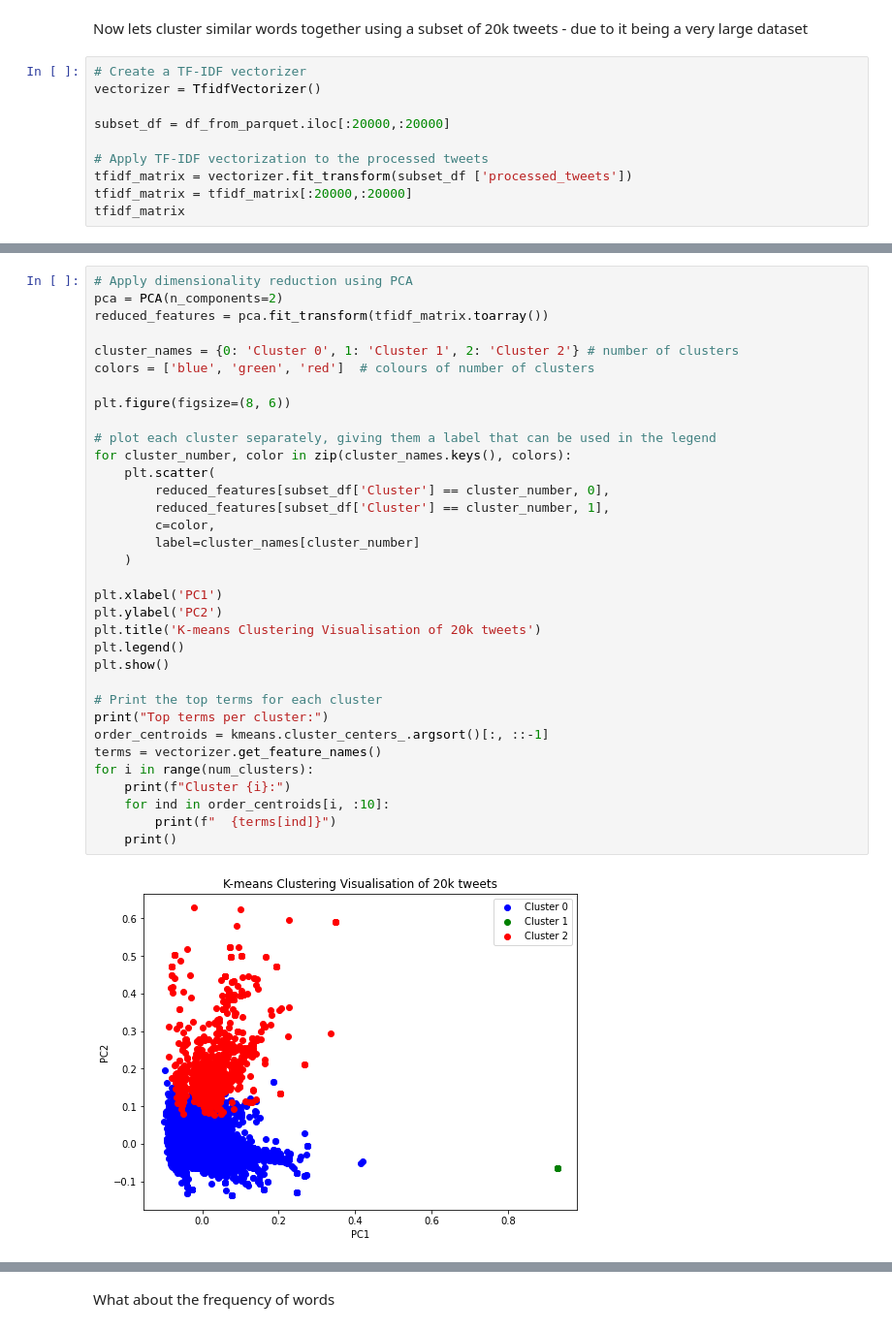
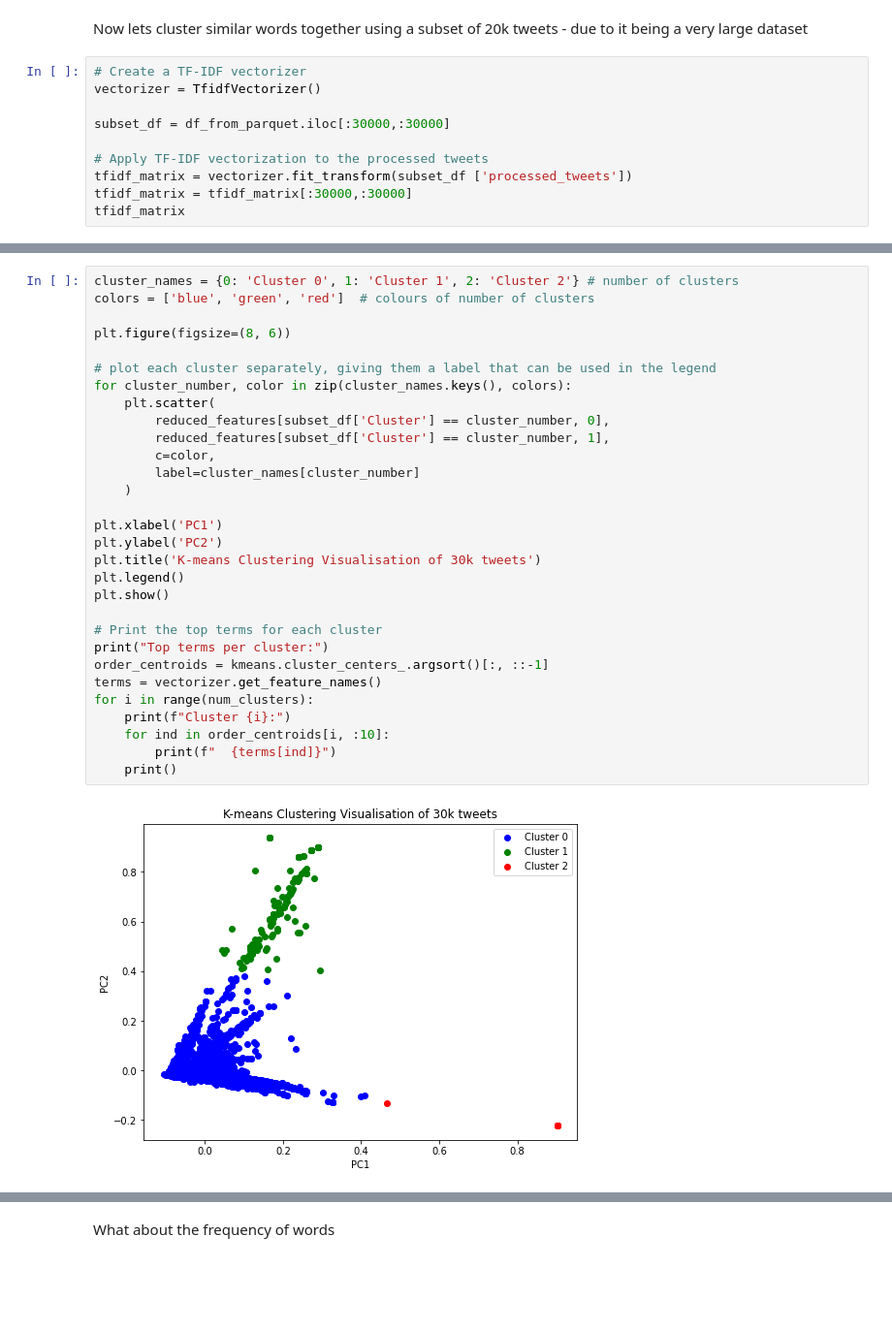
Before and after one commit to JaydenBeckwith/SentimentAnalysis, a Jupyter notebook: main.ipynb, the cells around one changed output, grey strips where cells are left out. Shown at 97% size. Cells and saved outputs as stored; diff of their text form; blank space fills up the shorter version.

```diff
--- a/main.ipynb
+++ b/main.ipynb
@@ -269,10 +279,10 @@ Now lets cluster similar words together using a subset of 20k tweets - due to it
 # Create a TF-IDF vectorizer
 vectorizer = TfidfVectorizer()
 
-subset_df = df_from_parquet.iloc[:20000,:20000]
+subset_df = df_from_parquet.iloc[:30000,:30000]
 
 # Apply TF-IDF vectorization to the processed tweets
 tfidf_matrix = vectorizer.fit_transform(subset_df ['processed_tweets'])
-tfidf_matrix = tfidf_matrix[:20000,:20000]
+tfidf_matrix = tfidf_matrix[:30000,:30000]
 tfidf_matrix
 # %% [output]
@@ -304,39 +318,35 @@ subset_df
 # %%
-# Apply dimensionality reduction using PCA
-pca = PCA(n_components=2)
-reduced_features = pca.fit_transform(tfidf_matrix.toarray())
-
 cluster_names = {0: 'Cluster 0', 1: 'Cluster 1', 2: 'Cluster 2'} # number of clusters
 colors = ['blue', 'green', 'red']  # colours of number of clusters
 
 plt.figure(figsize=(8, 6))
 
 # plot each cluster separately, giving them a label that can be used in the legend
 for cluster_number, color in zip(cluster_names.keys(), colors):
     plt.scatter(
         reduced_features[subset_df['Cluster'] == cluster_number, 0],
         reduced_features[subset_df['Cluster'] == cluster_number, 1],
         c=color,
         label=cluster_names[cluster_number]
     )
 
 plt.xlabel('PC1')
 plt.ylabel('PC2')
-plt.title('K-means Clustering Visualisation of 20k tweets')
+plt.title('K-means Clustering Visualisation of 30k tweets')
 plt.legend()
 plt.show()
 
 # Print the top terms for each cluster
 print("Top terms per cluster:")
 order_centroids = kmeans.cluster_centers_.argsort()[:, ::-1]
 terms = vectorizer.get_feature_names()
 for i in range(num_clusters):
     print(f"Cluster {i}:")
     for ind in order_centroids[i, :10]:
         print(f"  {terms[ind]}")
     print()
 # %% [output]
-[figure, old version]
+[figure, new version]
 Top terms per cluster:
 Cluster 0:
   chatgpt
```
Also changed, not shown: parts of 33 cells of this notebook.
